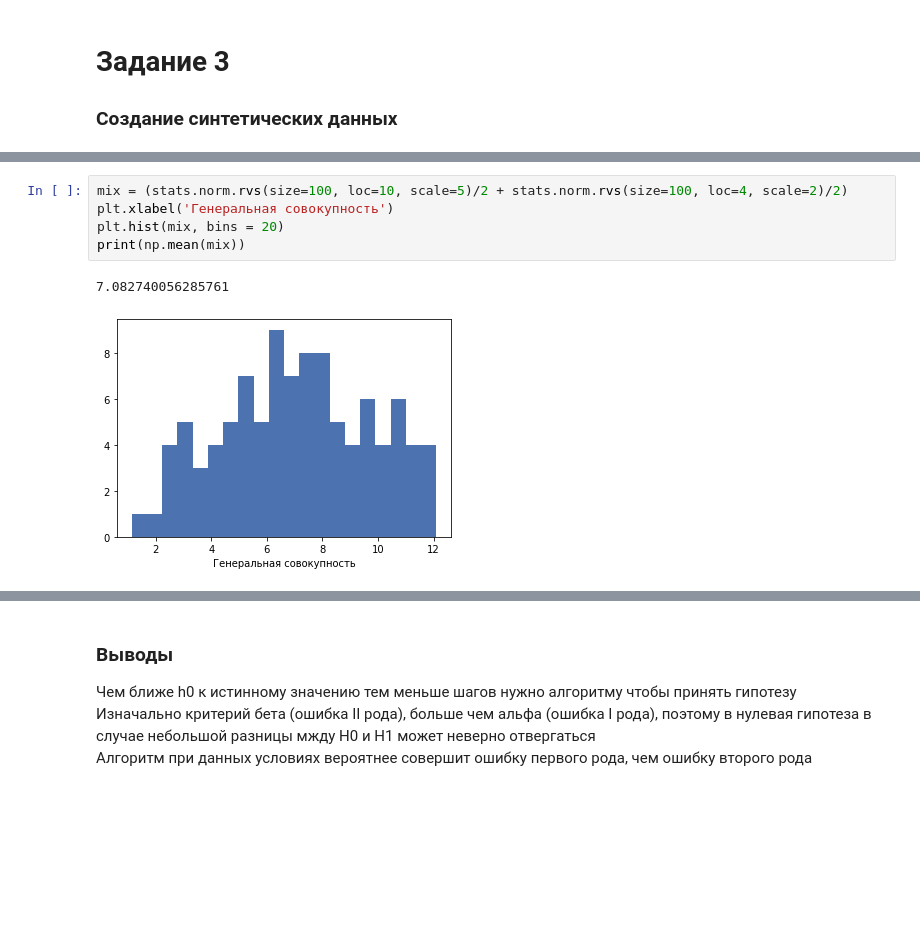
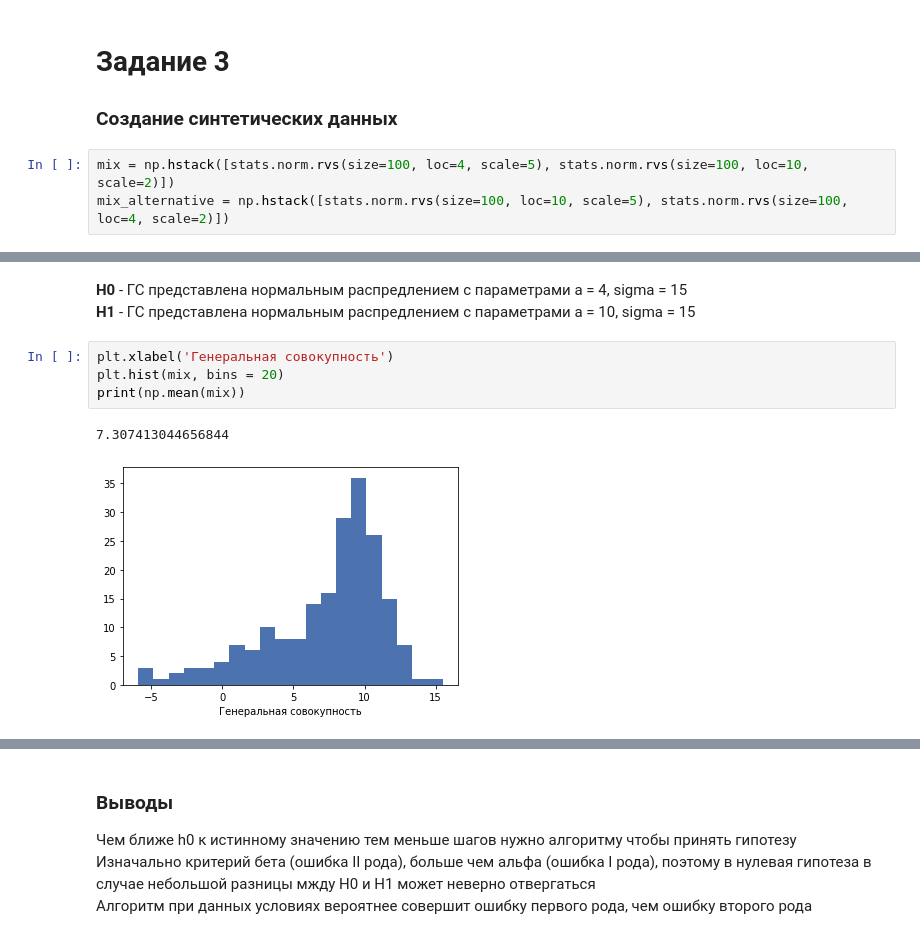
Before and after one commit to kozloffevgeniy/internship_courses, a Jupyter notebook: HT1.ipynb, the cells around one changed output, grey strips where cells are left out. Cells and saved outputs as stored; diff of their text form; blank space fills up the shorter version.

```diff
--- a/HT1.ipynb
+++ b/HT1.ipynb
@@ -511,3 +625,6 @@ result[['simple d', 'prop d', 'optimal d']].boxplot()
 # Задание 3
 
 ### Создание синтетических данных
+# %%
+mix = np.hstack([stats.norm.rvs(size=100, loc=4, scale=5), stats.norm.rvs(size=100, loc=10, scale=2)])
+mix_alternative = np.hstack([stats.norm.rvs(size=100, loc=10, scale=5), stats.norm.rvs(size=100, loc=4, scale=2)])
@@ -514,8 +673,10 @@ result[['simple d', 'prop d', 'optimal d']].boxplot()
+# %% [markdown]
+<b>H0</b> - ГС представлена нормальным распредлением с параметрами a = 4, sigma = 15 <br>
+<b>H1</b> - ГС представлена нормальным распредлением с параметрами a = 10, sigma = 15 <br>
 # %%
-mix = (stats.norm.rvs(size=100, loc=10, scale=5)/2 + stats.norm.rvs(size=100, loc=4, scale=2)/2)
 plt.xlabel('Генеральная совокупность')
 plt.hist(mix, bins = 20)
 print(np.mean(mix))
 # %% [output]
-7.082740056285761
+7.307413044656844
-[figure, old version]
+[figure, new version]
```
Also changed, not shown: parts of 24 cells of this notebook.
